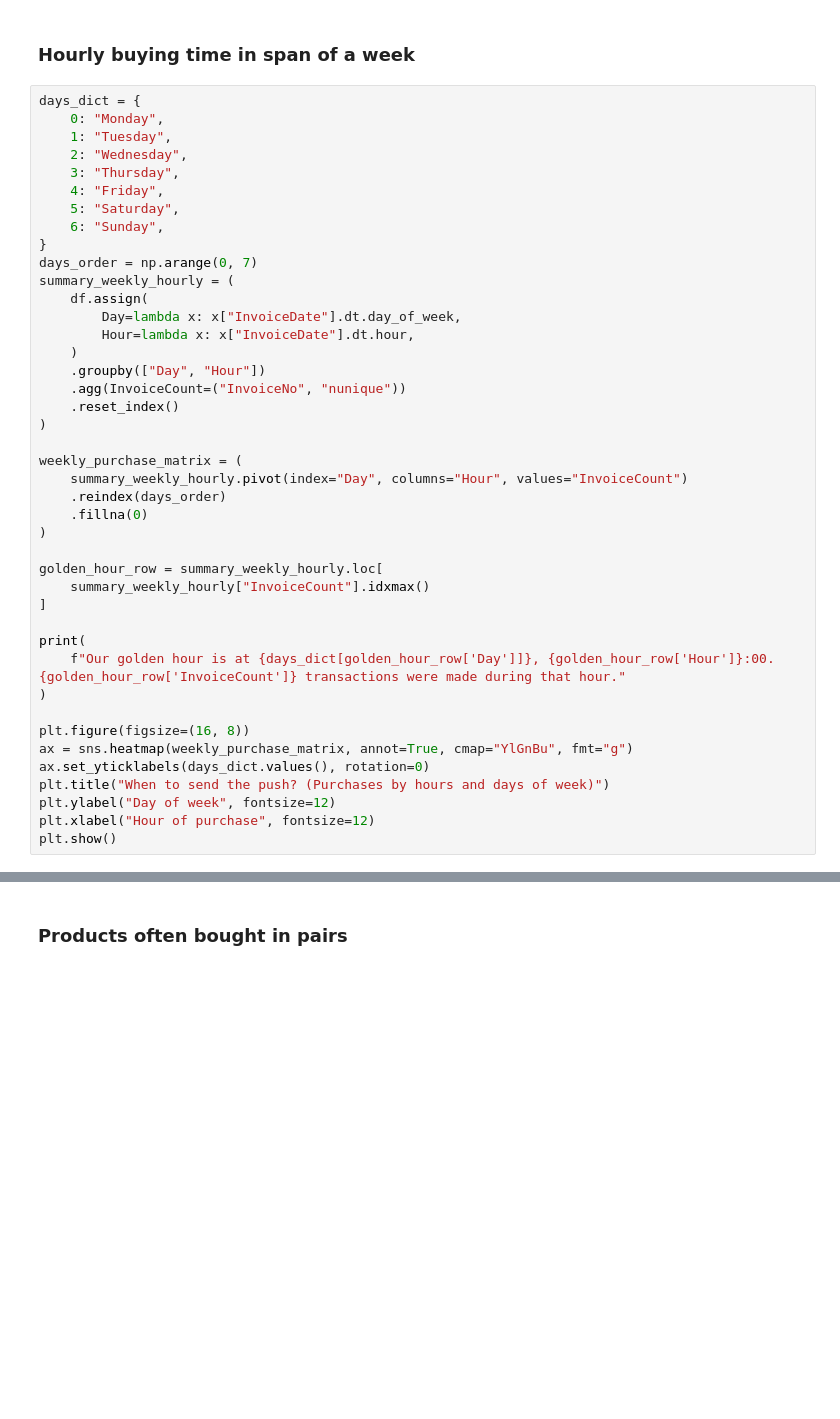
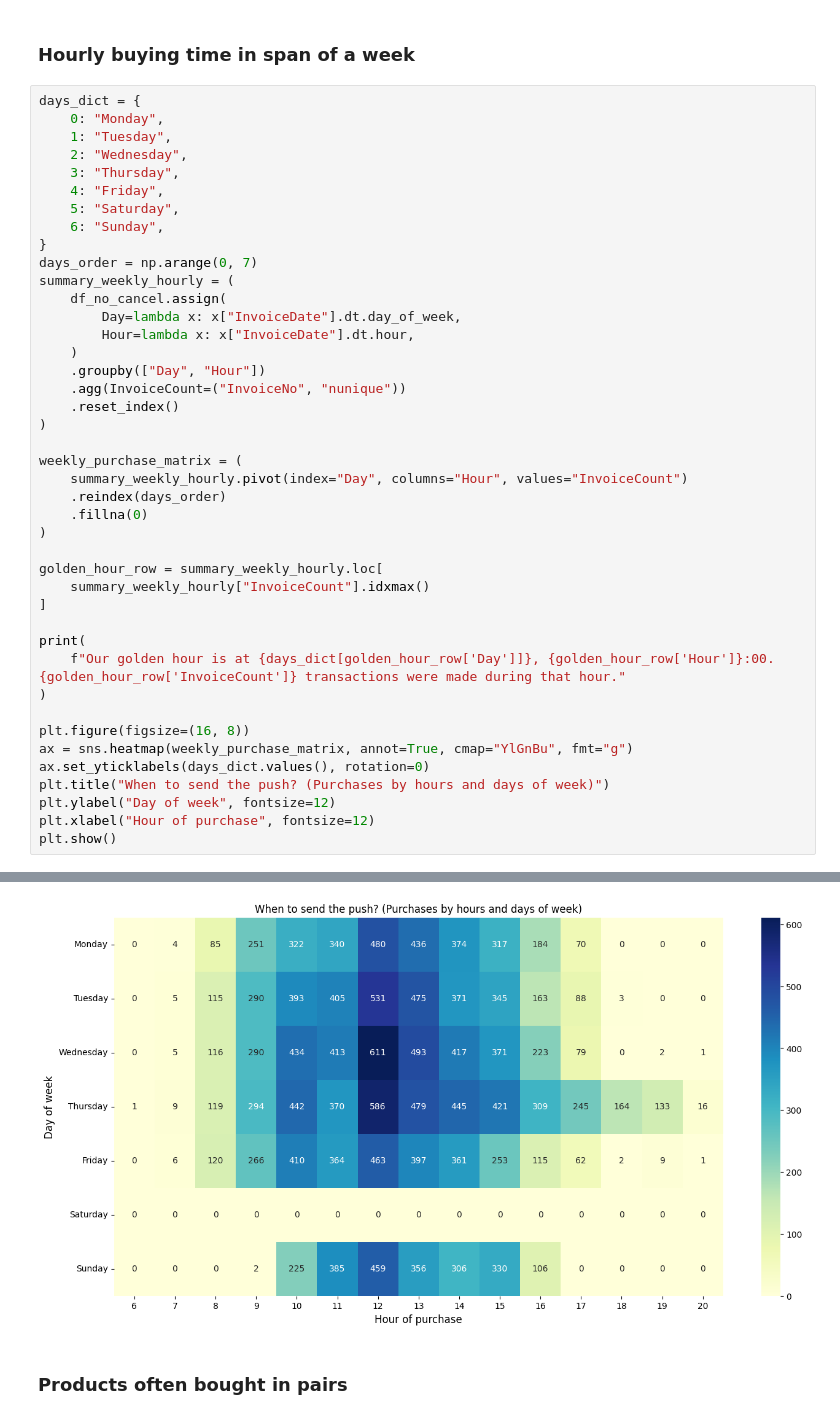
Before and after one commit to i-slusarczyk/online-retail-analysis, a Jupyter notebook: online_retail_analysis.ipynb, the cells around one changed output, grey strips where cells are left out. Cells and saved outputs as stored; diff of their text form; blank space fills up the shorter version.

```diff
--- a/online_retail_analysis.ipynb
+++ b/online_retail_analysis.ipynb
@@ -389,7 +398,7 @@ days_dict = {
 }
 days_order = np.arange(0, 7)
 summary_weekly_hourly = (
-    df.assign(
+    df_no_cancel.assign(
         Day=lambda x: x["InvoiceDate"].dt.day_of_week,
         Hour=lambda x: x["InvoiceDate"].dt.hour,
     )
@@ -419,3 +428,4 @@ plt.title("When to send the push? (Purchases by hours and days of week)")
 plt.ylabel("Day of week", fontsize=12)
 plt.xlabel("Hour of purchase", fontsize=12)
 plt.show()
+# %% [output]
@@ -422,3 +433,4 @@ plt.show()
+[figure, added]
 # %% [markdown]
 ### Products often bought in pairs
 # %%
```
Also changed, not shown: parts of 16 cells of this notebook.
